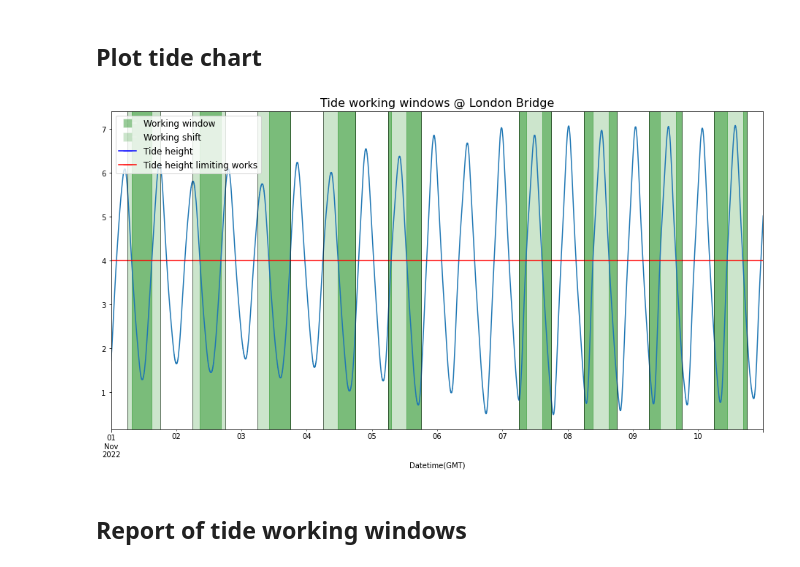
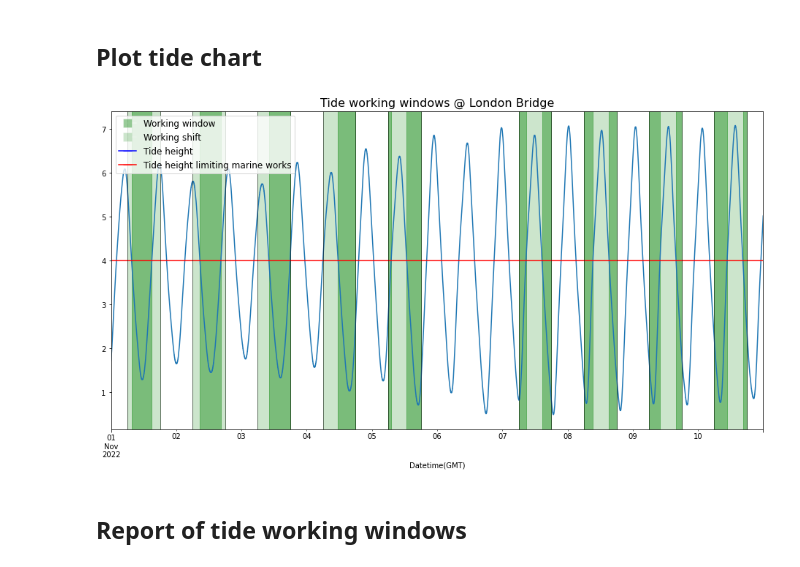
Before and after one commit to FranciscoGabrielMiranda/Tide_predictions, a Jupyter notebook: Tide_predictions.ipynb, the cells around one changed output. Saved outputs shown, nothing was run; the diff lists cells and outputs as text; code cells hidden in the pictures.

```diff
--- a/Tide_predictions.ipynb
+++ b/Tide_predictions.ipynb
@@ -180,25 +180,25 @@ milestones = list(zip(it,it))
 # %%
 df1.plot.line(figsize=(16, 8))
 
 plt.axhline(height_limit, color='r', linestyle='-')
 plt.title('Tide working windows @ London Bridge', fontsize = 16);
 
 #legend settings
 legend_elements = [Line2D([0], [0], marker='s', color='w', alpha=0.4, label='Working window', markerfacecolor='g', markersize=12),
                   Line2D([0], [0], marker='s', color='w', alpha=0.2, label='Working shift', markerfacecolor='g', markersize=12),
                   Line2D([0], [0], marker='_', color='b', label='Tide height', markerfacecolor='b', markersize=12),
-                  Line2D([0], [0], marker='_', color='r', label='Tide height limiting works', markerfacecolor='r', markersize=12)]
+                  Line2D([0], [0], marker='_', color='r', label='Tide height limiting marine works', markerfacecolor='r', markersize=12)]
 plt.legend(handles=legend_elements, loc=2, fontsize=12, frameon = True)
 
 for d in shift:
     plt.axvspan(d[0], d[1] , 0, height_limit, alpha=0.2, color='green')
     plt.axvline(x = d[0], color = 'black',linestyle = '-', linewidth = 0.5)
     plt.axvline(x = d[1], color = 'black',linestyle = '-', linewidth = 0.5)
 
 for d in milestones:
     plt.axvspan(d[0], d[1] , 0, height_limit, alpha=0.4, color='green')
 # %% [output]
-[figure, old version]
+[figure, new version]
 # %% [markdown]
 ## Report of tide working windows <a class="anchor" id="13"></a>
 # %%
```
Also changed, not shown: parts of 4 cells of this notebook.
